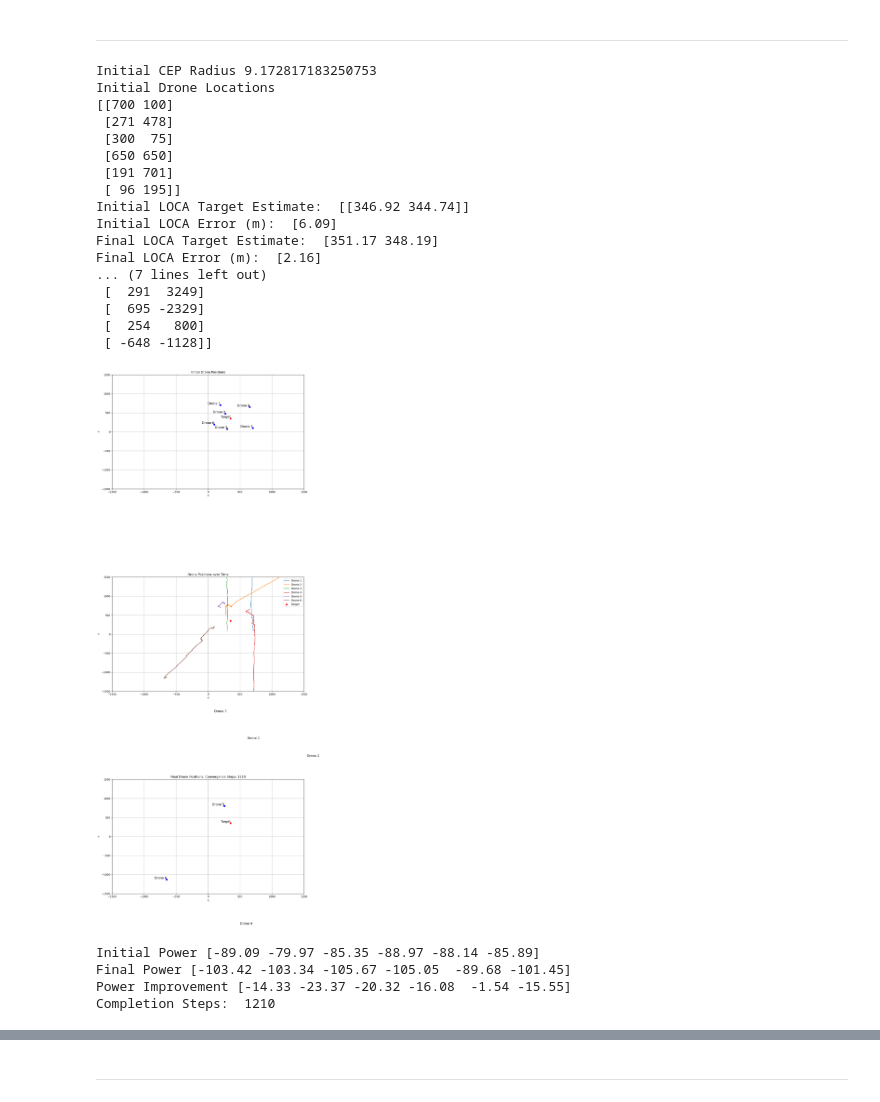
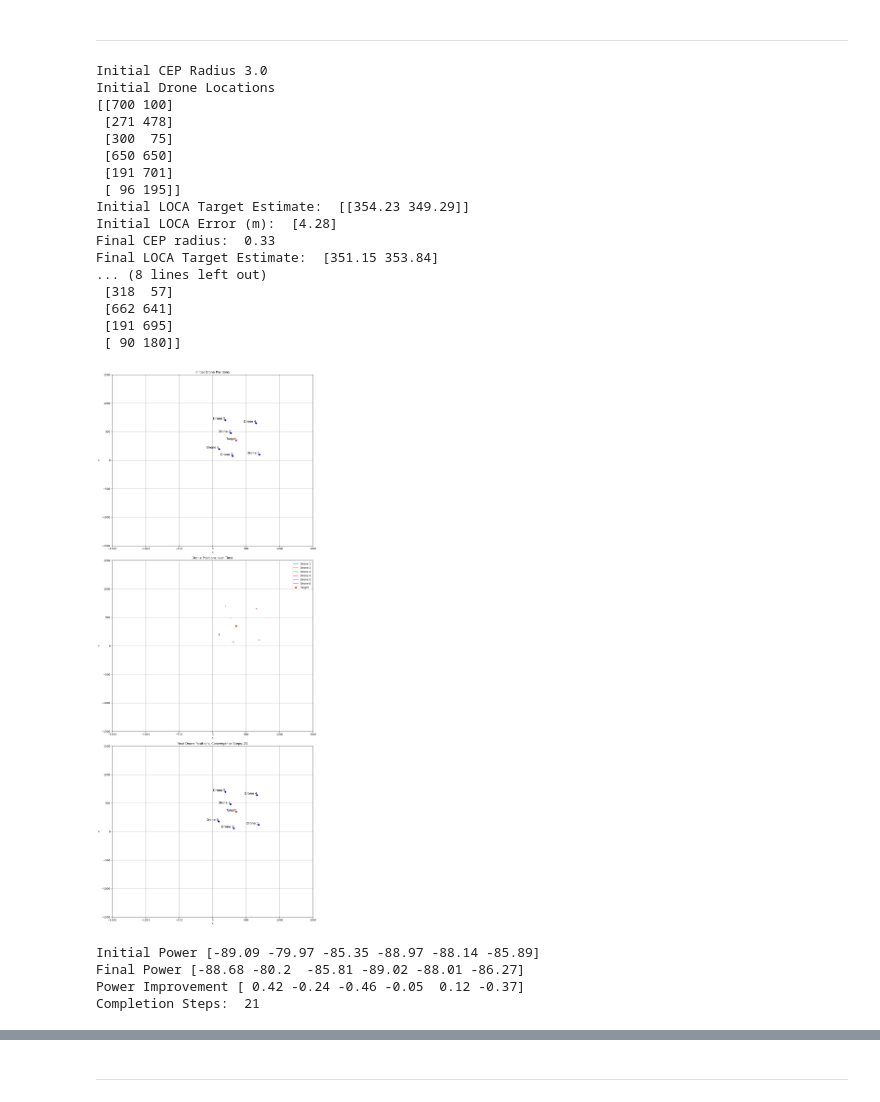
Before and after one commit to raneyoliver/CS8321Labs-public, a Jupyter notebook: lab5/Lab5_FinalProject_Iter3.ipynb, the cells around one changed output, grey strips where cells are left out. Cells and saved outputs as stored; diff of their text form; code cells hidden in the pictures.

```diff
--- a/lab5/Lab5_FinalProject_Iter3.ipynb
+++ b/lab5/Lab5_FinalProject_Iter3.ipynb
@@ -313,7 +313,7 @@ class DroneEnv(AECEnv):
         std_x, std_y, mean_x, mean_y, median_x, median_y, mad_x, mad_y = calculate_elliptical_CEP(LOCASoln)
 
         cep_radius = np.sqrt(std_x**2 + std_y**2) / 2
-        print("Initial CEP Radius", cep_radius)
+        print("Initial CEP Radius", np.round(cep_radius))
         self.localization_est = np.array([[median_x,median_y]])
         self.loca_err =  np.linalg.norm(self.localization_est - self.target_location, axis=1)
         self.LOCASoln = LOCASoln.copy()
@@ -359,19 +359,23 @@ class DroneEnv(AECEnv):
         distances = np.linalg.norm(self.LOCASoln - self.localization_est, axis=1)
 
         # Calculate drone contributions
-        num2move = 3  # Number of drones you want to consider for movement
+        num2move = 4  # Number of drones you want to consider for movement
         worst_indices = calculate_drone_contributions(combels_all, distances, num2move, self.num_drones)
 
         # Initialize rewards
-        rewards = np.full(self.num_drones, -1)  # Default to -1
+        #rewards = np.full(self.num_drones, -1)  # Default to -1
+        rewards = np.full(self.num_drones, 1)  # Default to 1
         for idx in worst_indices:
-            rewards[idx] = 1  # Reward the drones that are most off
+            #rewards[idx] = 1  # Reward the drones that are most off
+            rewards[idx] = -1  # Discount the drones that are most off
 
 
         # Check for termination conditions
         done_max_steps = self.current_step >= self.max_steps
         done_target_CEP = cep_radius_after <= 0.5
         done = done_max_steps or done_target_CEP
+        if done:
+            print("Final CEP radius: ", np.round(cep_radius_after,2))
 
        # print(f"CEP Radius Before: {cep_radius_before}, After: {cep_radius_after}")  # To track CEP changes
        # print(f"Termination Status: {done}")  # To confirm if 'done' is ever True
@@ -438,7 +442,7 @@ initial_LOCA = env.LOCASoln
 initial_distances = np.linalg.norm(env.target_location - env.initial_loc, axis=1)
 
 
-for _ in range(1500):
+for _ in range(2500):
     actions = [env.choose_action(agent, env.convert_state_to_int(env.drones_location[agent])) for agent in range(num_drones)]
     #print("Actions:", actions)  # Add this line to print the actions chosen by each agent
     next_obs, rewards, done, LOCASoln, _ = env.step(actions)
@@ -462,48 +466,48 @@ for _ in range(1500):
 
         break
 
 
 print('Final LOCA Target Estimate: ', np.round(final_loc,2))
 print('Final LOCA Error (m): ', np.round(loca_err,2))
 
 #print('Final Final', np.average(env.LOCASoln, axis = 0))
 
 #final_drones_location = env.drones_location
 
 print("Initial Drone-to-Target Distances\n",np.round(initial_distances,2))
 print("Final Drone-to-Target Distances\n",np.round(final_distances,2))
 print("Final Drone Locations\n", final_drones_location)
 plot_locations(env.initial_loc, final_drones_location, env.target_location, env.current_step)
 
 received_power_initial = -1 * 20 * np.log10((4 * np.pi * initial_distances * 5e9) / 3e8) + env.target_power
 print("Initial Power",np.round(received_power_initial,2))
 received_power_final = -1 * 20 * np.log10((4 * np.pi * final_distances * 5e9) / 3e8) + env.target_power
 print("Final Power",np.round(received_power_final,2))
 print("Power Improvement",np.round(received_power_final-received_power_initial,2))
 print("Completion Steps: ", env.current_step)
 # %% [output]
-Initial CEP Radius 9.172817183250753
+Initial CEP Radius 3.0
 Initial Drone Locations
 [[700 100]
  [271 478]
  [300  75]
  [650 650]
  [191 701]
  [ 96 195]]
-Initial LOCA Target Estimate:  [[346.92 344.74]]
-Initial LOCA Error (m):  [6.09]
-Final LOCA Target Estimate:  [351.17 348.19]
-Final LOCA Error (m):  [2.16]
-... (7 lines left out)
- [  291  3249]
- [  695 -2329]
- [  254   800]
- [ -648 -1128]]
+Initial LOCA Target Estimate:  [[354.23 349.29]]
+Initial LOCA Error (m):  [4.28]
+Final CEP radius:  0.33
+Final LOCA Target Estimate:  [351.15 353.84]
+... (8 lines left out)
+ [318  57]
+ [662 641]
+ [191 695]
+ [ 90 180]]
-[figure, old version]
+[figure, new version]
 Initial Power [-89.09 -79.97 -85.35 -88.97 -88.14 -85.89]
-Final Power [-103.42 -103.34 -105.67 -105.05  -89.68 -101.45]
-Power Improvement [-14.33 -23.37 -20.32 -16.08  -1.54 -15.55]
-Completion Steps:  1210
+Final Power [-88.68 -80.2  -85.81 -89.02 -88.01 -86.27]
+Power Improvement [ 0.42 -0.24 -0.46 -0.05  0.12 -0.37]
+Completion Steps:  21
 # %%
 # Assuming LOCASoln is returned from the function call
 # LOCASoln is a list of estimated positions (numpy arrays)
```
Also changed, not shown: parts of 1 cell of this notebook.
